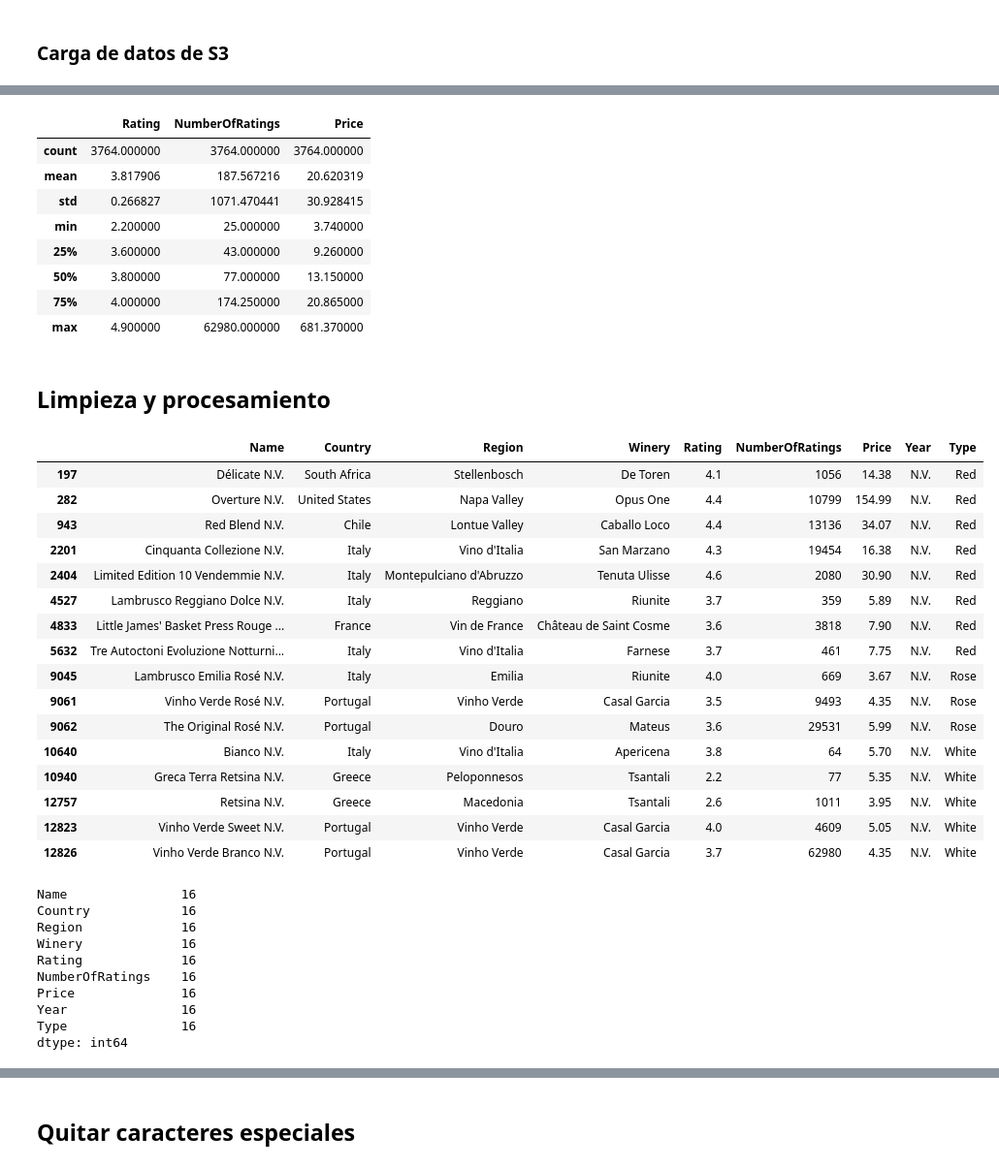
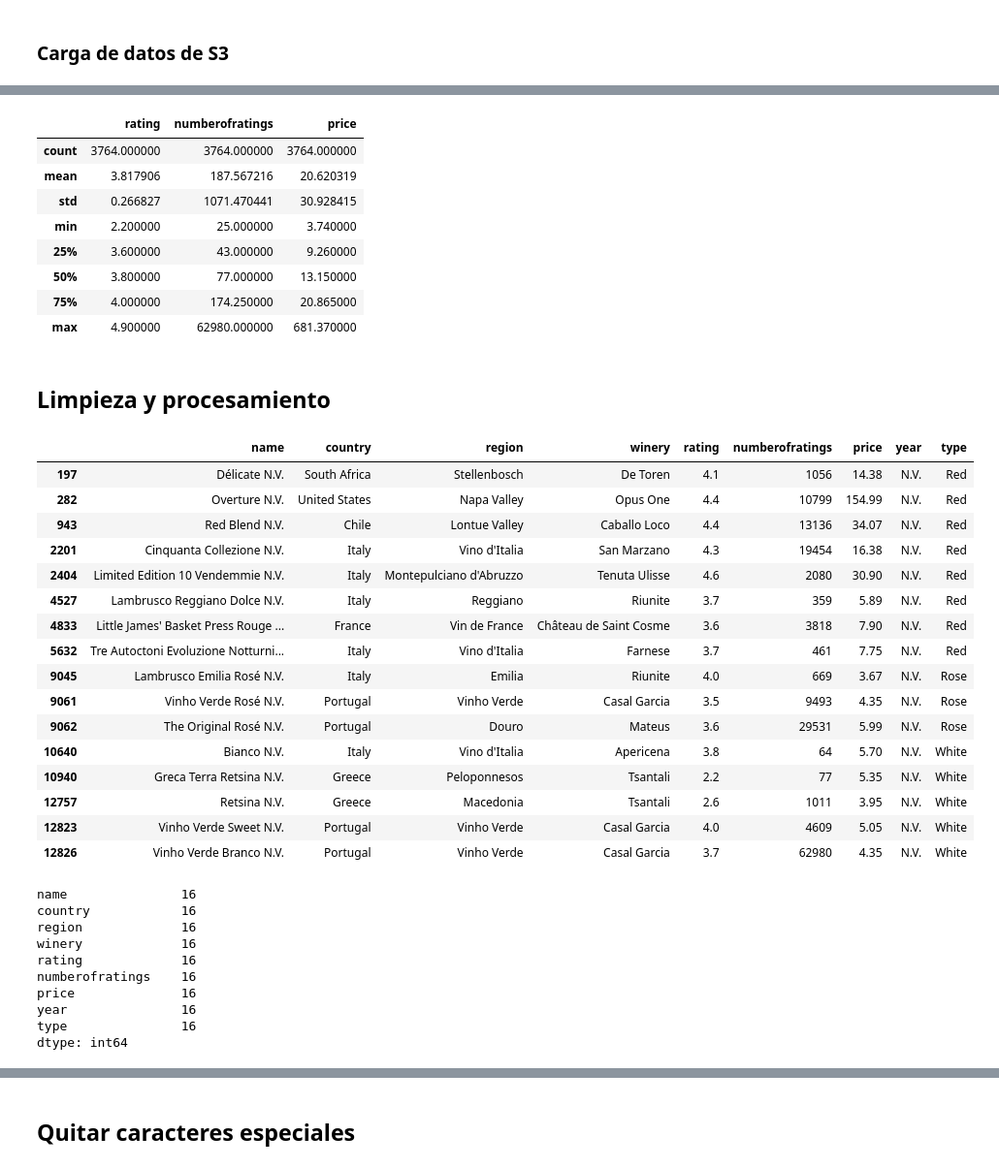
Before and after one commit to am23006810/CienciaDeDatosEnPython-ProyectoFinal, a Jupyter notebook: tmp/proyecto_final_exploracion.ipynb, the cells around one changed output, grey strips where cells are left out. Shown at 97% size. Drawn from its saved outputs; the diff is of its cells as text; code cells hidden in the pictures.

```diff
--- a/tmp/proyecto_final_exploracion.ipynb
+++ b/tmp/proyecto_final_exploracion.ipynb
@@ -65,5 +65,6 @@ response = s3client.get_object(
     Key='sources/Red.csv'
 )
 # %%
-Red_df = pd.read_csv(response.get("Body"))
+red_data = pd.read_csv(response.get("Body"))
+red_data = red_data.rename(columns={"Name": "name", "Country": "country", "Region": "region", "Winery": "winery", "Rating": "rating", "NumberOfRatings": "numberofratings", "Price": "price", "Year": "year"}, errors="raise")
 # %%
@@ -81,5 +82,6 @@ response = s3client.get_object(
     Key='sources/White.csv'
 )
 # %%
-White_df = pd.read_csv(response.get("Body"))
+white_data = pd.read_csv(response.get("Body"))
+white_data = white_data.rename(columns={"Name": "name", "Country": "country", "Region": "region", "Winery": "winery", "Rating": "rating", "NumberOfRatings": "numberofratings", "Price": "price", "Year": "year"}, errors="raise")
 # %%
@@ -118,7 +120,7 @@ rose_data.describe()
 # %%
 white_data.describe()
 # %% [output]
-|  | Rating | NumberOfRatings | Price |
+|  | rating | numberofratings | price |
 | count | 3764.000000 | 3764.000000 | 3764.000000 |
 | mean | 3.817906 | 187.567216 | 20.620319 |
 | std | 0.266827 | 1071.470441 | 30.928415 |
@@ -130,15 +132,15 @@ white_data.describe()
 # %% [markdown]
 ## Limpieza y procesamiento
 # %%
-red_data['Type'] = 'Red'
-rose_data['Type'] = 'Rose'
-white_data['Type'] = 'White'
+red_data['type'] = 'Red'
+rose_data['type'] = 'Rose'
+white_data['type'] = 'White'
 # %%
 complete_df = pd.concat([red_data,rose_data,white_data], ignore_index = True)
 # %%
-complete_df.loc[ complete_df['Year'] == 'N.V.']
+complete_df.loc[ complete_df['year'] == 'N.V.']
 # %% [output]
-|  | Name | Country | Region | Winery | Rating | NumberOfRatings | Price | Year | Type |
+|  | name | country | region | winery | rating | numberofratings | price | year | type |
 | 197 | Délicate N.V. | South Africa | Stellenbosch | De Toren | 4.1 | 1056 | 14.38 | N.V. | Red |
 | 282 | Overture N.V. | United States | Napa Valley | Opus One | 4.4 | 10799 | 154.99 | N.V. | Red |
 | 943 | Red Blend N.V. | Chile | Lontue Valley | Caballo Loco | 4.4 | 13136 | 34.07 | N.V. | Red |
@@ -156,16 +158,16 @@ complete_df.loc[ complete_df['Year'] == 'N.V.']
 | 12823 | Vinho Verde Sweet N.V. | Portugal | Vinho Verde | Casal Garcia | 4.0 | 4609 | 5.05 | N.V. | White |
 | 12826 | Vinho Verde Branco N.V. | Portugal | Vinho Verde | Casal Garcia | 3.7 | 62980 | 4.35 | N.V. | White |
 # %%
-complete_df.loc[ complete_df['Year'] == 'N.V.'].count()
+complete_df.loc[ complete_df['year'] == 'N.V.'].count()
 # %% [output]
-Name               16
-Country            16
-Region             16
-Winery             16
-Rating             16
-NumberOfRatings    16
-Price              16
-Year               16
-Type               16
+name               16
+country            16
+region             16
+winery             16
+rating             16
+numberofratings    16
+price              16
+year               16
+type               16
 dtype: int64
 # %%
```
Also changed, not shown: parts of 21 cells of this notebook.
